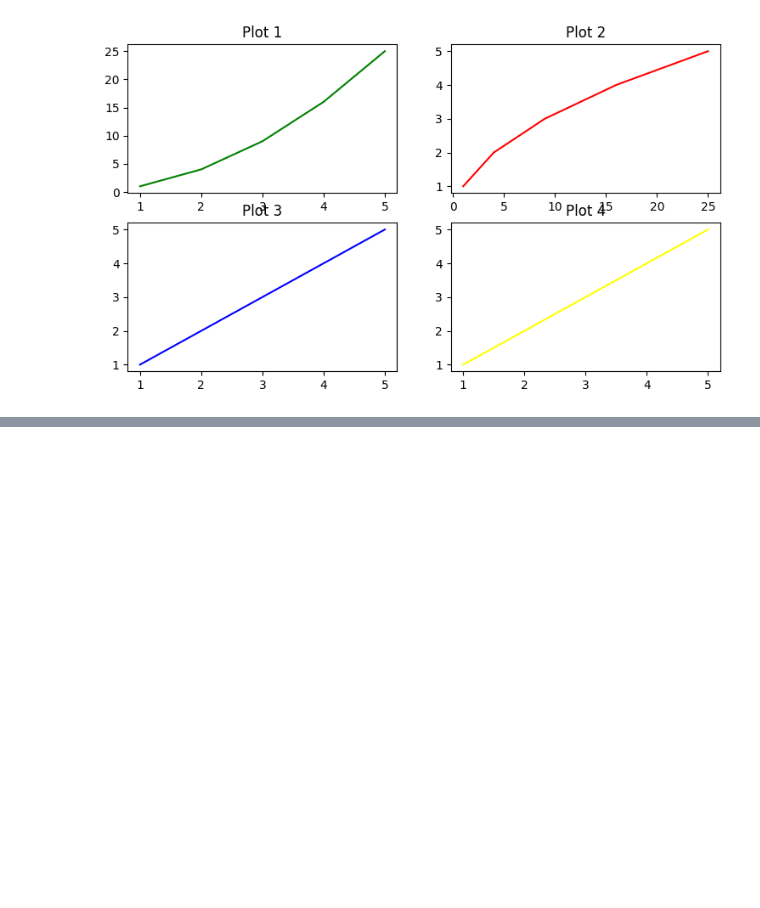
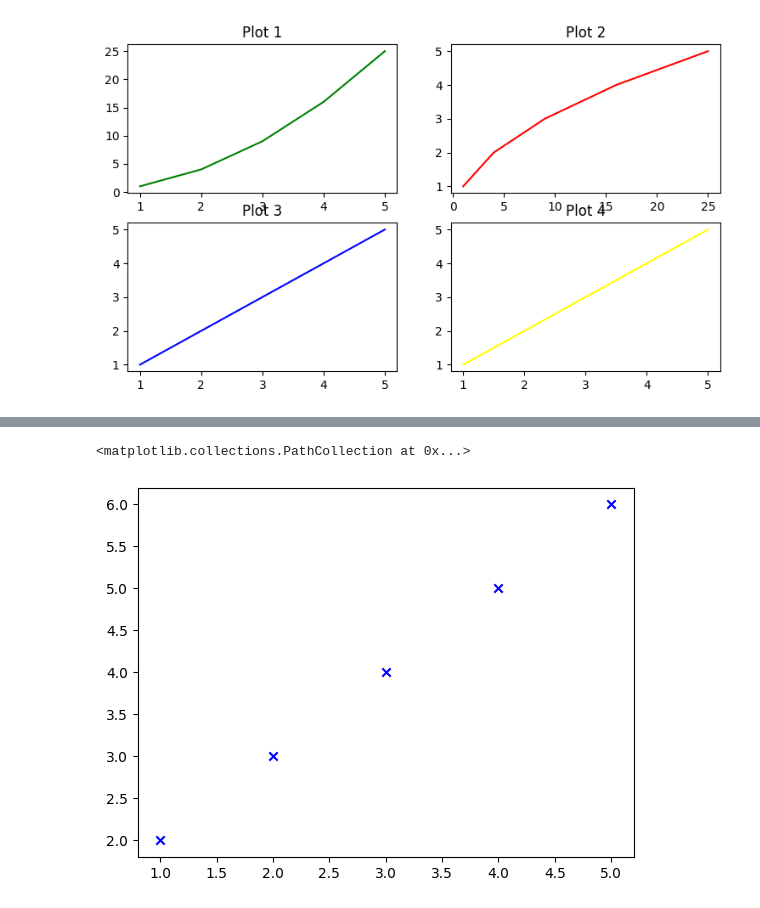
Before and after one commit to chiranjeevi-801/Data-Analysis-with-Python, a Jupyter notebook: matplotlib.ipynb, the cells around one changed output, grey strips where cells are left out. Saved outputs shown, nothing was run; the diff lists cells and outputs as text; code cells hidden in the pictures; blank space fills up the shorter version.

```diff
--- a/matplotlib.ipynb
+++ b/matplotlib.ipynb
@@ -96,0 +140,11 @@ Text(0.5, 1.0, 'Plot 4')
+# %%
+## Create a Scatter plot
+# sample data
+
+x=[1,2,3,4,5]
+y=[2,3,4,5,6]
+
+plt.scatter(x,y,color="blue",marker='x')
+# %% [output]
+<matplotlib.collections.PathCollection at 0x...>
+[figure, added]
```
Also changed, not shown: parts of 11 cells of this notebook, 1 other file.
